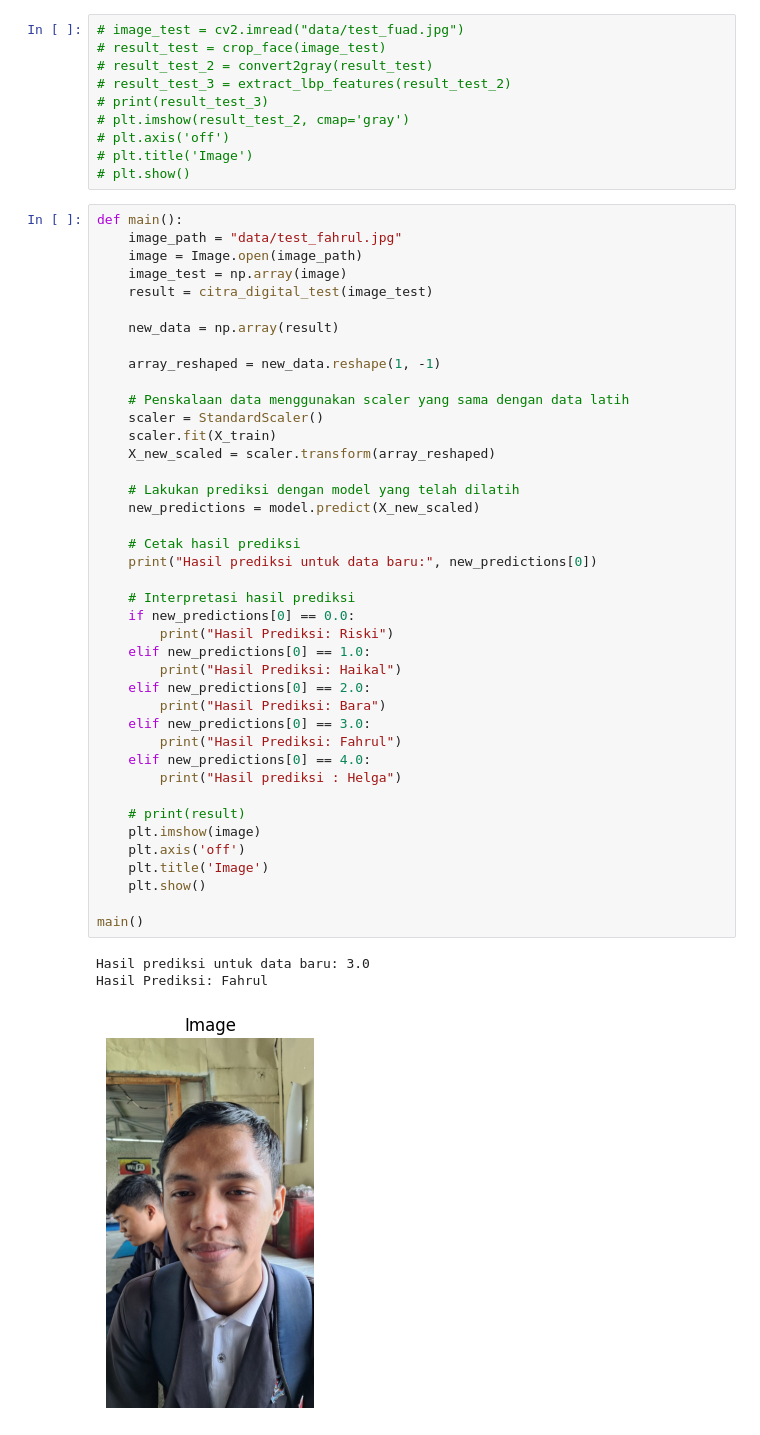
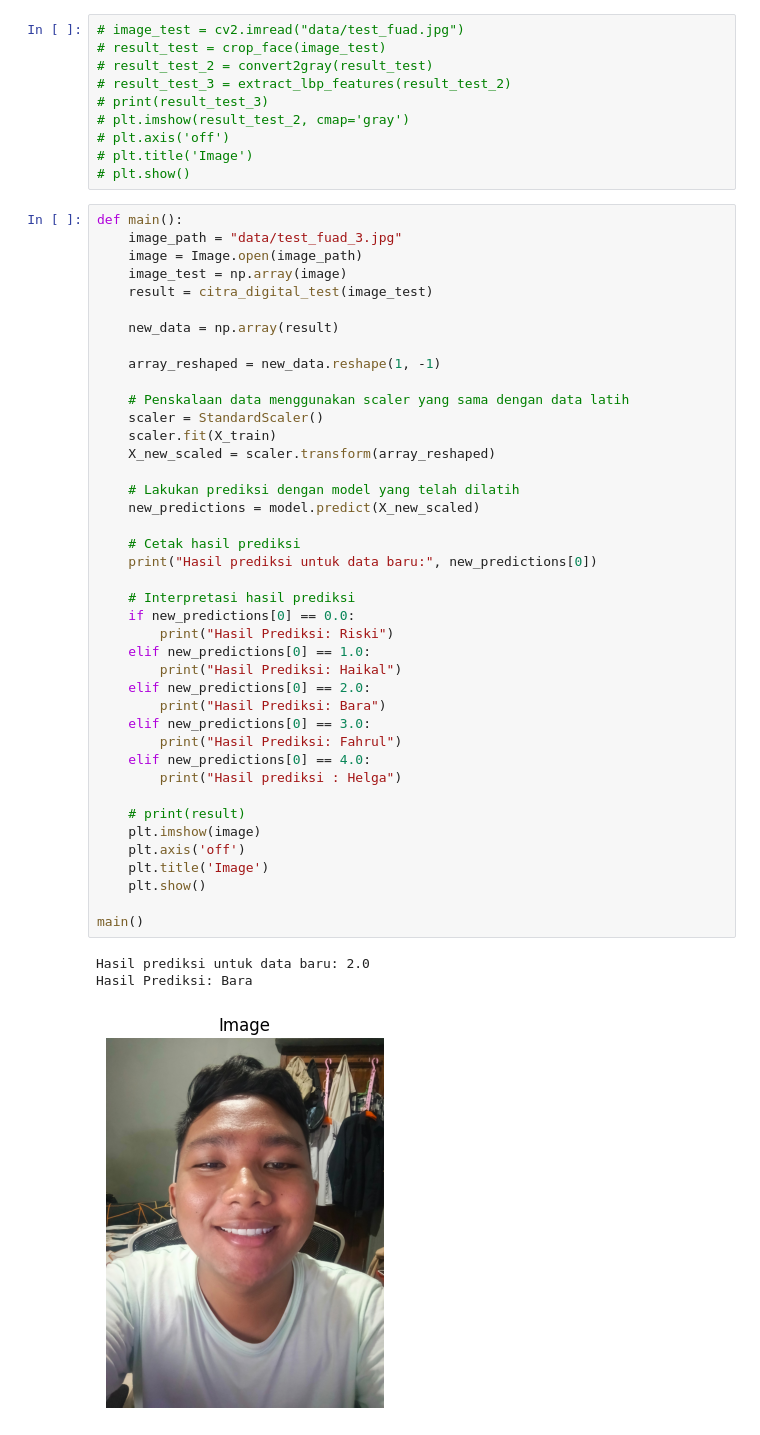
Before and after one commit to Romadoni03/face-recognition_riski, a Jupyter notebook: Test.ipynb, the cells around one changed output. Drawn from its saved outputs; the diff is of its cells as text.

```diff
--- a/Test.ipynb
+++ b/Test.ipynb
@@ -151,7 +150,7 @@ def citra_digital_test(image):
 # plt.show()
 # %%
 def main():
-    image_path = "data/test_fahrul.jpg"
+    image_path = "data/test_fuad_3.jpg"
     image = Image.open(image_path)
     image_test = np.array(image)
     result = citra_digital_test(image_test)
@@ -164,33 +163,33 @@ def main():
     scaler = StandardScaler()
     scaler.fit(X_train)
     X_new_scaled = scaler.transform(array_reshaped)
 
     # Lakukan prediksi dengan model yang telah dilatih
     new_predictions = model.predict(X_new_scaled)
 
     # Cetak hasil prediksi
     print("Hasil prediksi untuk data baru:", new_predictions[0])
 
     # Interpretasi hasil prediksi
     if new_predictions[0] == 0.0:
         print("Hasil Prediksi: Riski")
     elif new_predictions[0] == 1.0:
         print("Hasil Prediksi: Haikal")
     elif new_predictions[0] == 2.0:
         print("Hasil Prediksi: Bara")
     elif new_predictions[0] == 3.0:
         print("Hasil Prediksi: Fahrul")
     elif new_predictions[0] == 4.0:
         print("Hasil prediksi : Helga")
 
     # print(result)
     plt.imshow(image)
     plt.axis('off')
     plt.title('Image')
     plt.show()
 
 main()
 # %% [output]
-Hasil prediksi untuk data baru: 3.0
-Hasil Prediksi: Fahrul
+Hasil prediksi untuk data baru: 2.0
+Hasil Prediksi: Bara
-[figure, old version]
+[figure, new version]
```
Also changed, not shown: parts of 1 cell of this notebook.
